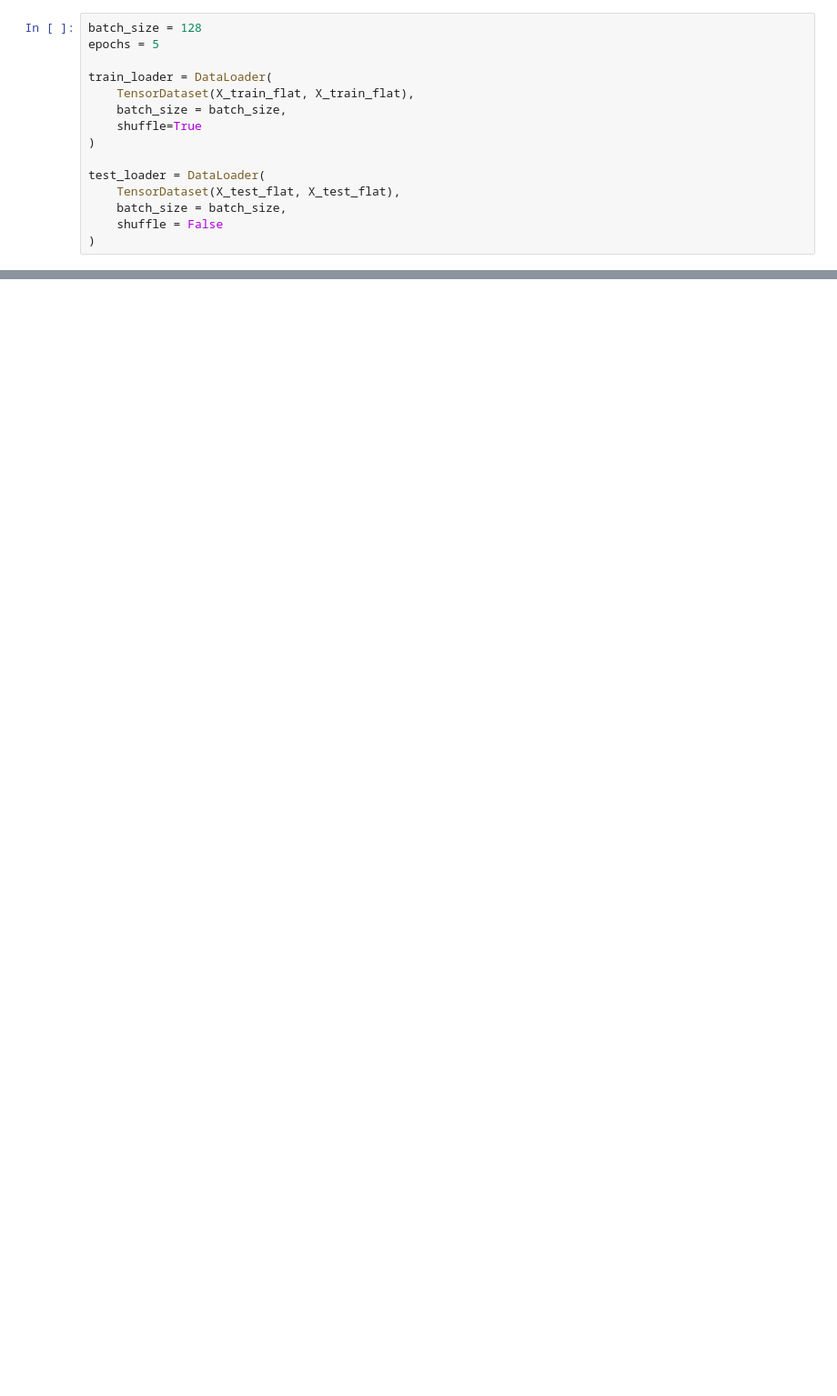
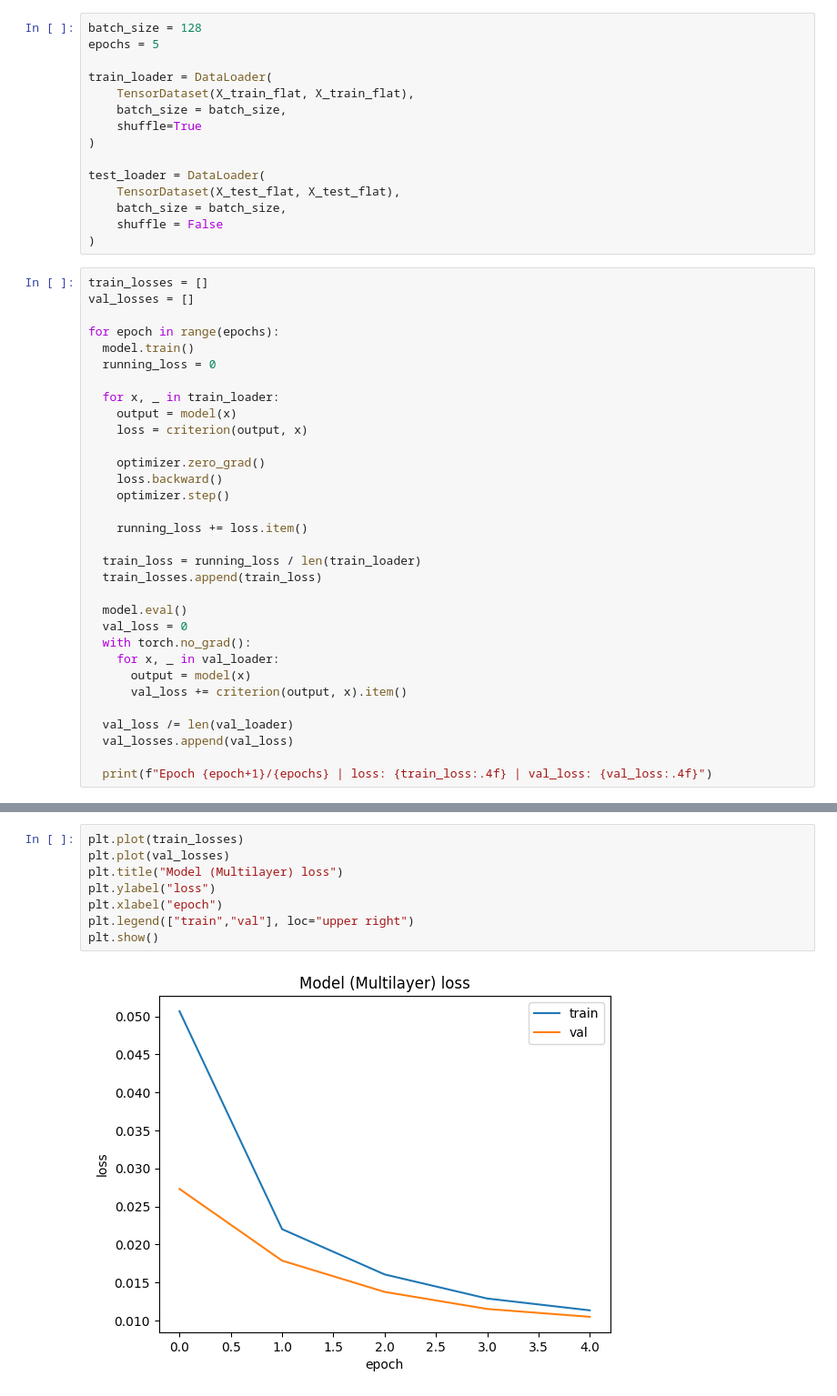
Before and after one commit to DhanushkarGuin/Autoencoders, a Jupyter notebook: Autoencoders.ipynb, the cells around one changed output, grey strips where cells are left out. Shown at 91% size. Cells and saved outputs as stored; diff of their text form; blank space fills up the shorter version.

Commit message:
Multilayer Autoencoder implemented

```diff
--- a/Autoencoders.ipynb
+++ b/Autoencoders.ipynb
@@ -254,3 +254,35 @@ test_loader = DataLoader(
     batch_size = batch_size,
     shuffle = False
 )
+# %%
+train_losses = []
+val_losses = []
+
+for epoch in range(epochs):
+  model.train()
+  running_loss = 0
+
+  for x, _ in train_loader:
+    output = model(x)
+    loss = criterion(output, x)
+
+    optimizer.zero_grad()
+    loss.backward()
+    optimizer.step()
+
+    running_loss += loss.item()
+
+  train_loss = running_loss / len(train_loader)
+  train_losses.append(train_loss)
+
+  model.eval()
+  val_loss = 0
+  with torch.no_grad():
+    for x, _ in val_loader:
+      output = model(x)
+      val_loss += criterion(output, x).item()
+
+  val_loss /= len(val_loader)
+  val_losses.append(val_loss)
+
+  print(f"Epoch {epoch+1}/{epochs} | loss: {train_loss:.4f} | val_loss: {val_loss:.4f}")
@@ -256,0 +321,10 @@ test_loader = DataLoader(
+# %%
+plt.plot(train_losses)
+plt.plot(val_losses)
+plt.title("Model (Multilayer) loss")
+plt.ylabel("loss")
+plt.xlabel("epoch")
+plt.legend(["train","val"], loc="upper right")
+plt.show()
+# %% [output]
+[figure, added]
```
Also changed, not shown: parts of 8 cells of this notebook.
